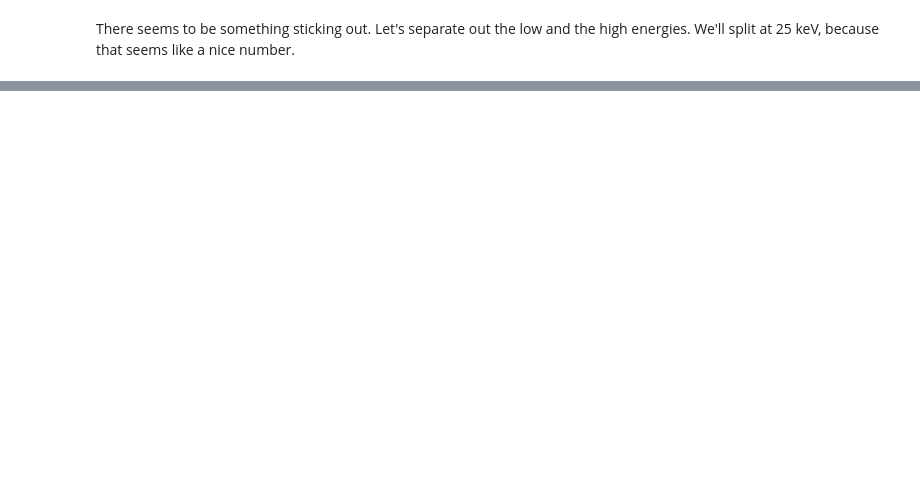
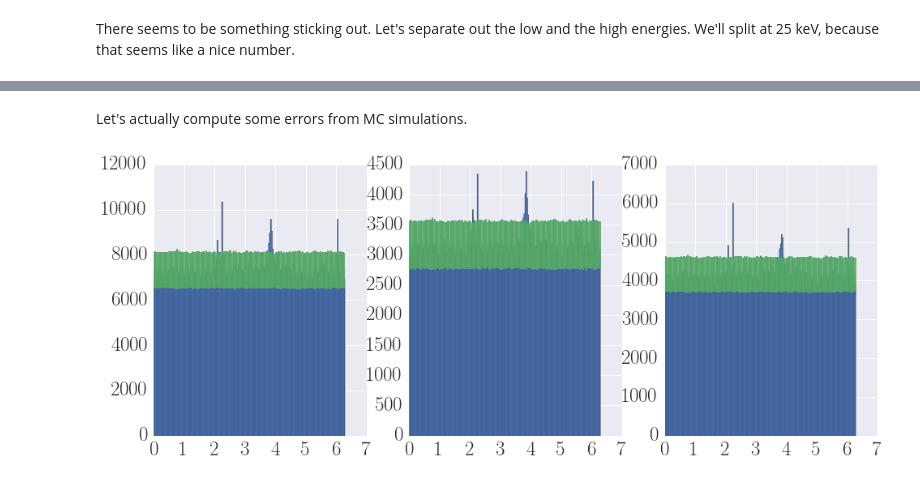
Before and after one commit to dhuppenkothen/photonphase, a Jupyter notebook: PhotonPhase.ipynb, the cells around one changed output, grey strips where cells are left out. Drawn from its saved outputs; the diff is of its cells as text; code cells hidden in the pictures; blank space fills up the shorter version.

Commit message:
Added error calculation to notebook

```diff
--- a/PhotonPhase.ipynb
+++ b/PhotonPhase.ipynb
@@ -85,0 +106,20 @@ plt.hist(phase_low, bins=100, histtype="stepfilled")
+# %%
+met_all = np.array(met_all)
+min_met = np.min(met_all)
+max_met = np.max(met_all)
+met_random = np.random.random(size=len(met_all))*(max_met-min_met) + min_met
+# %%
+met_random = np.random.random(size=len(met_all))*(max_met-min_met) + min_met
+data_all_shuffled = []
+for d, m in zip(data_all, met_random):
+    d[:,0] += m
+    data_all_shuffled.append(d)
+# %%
+data_new_shuffled = np.vstack(data_all_shuffled)
+esplit = 25.0
+data_low_shuffled = data_new_shuffled[data_new_shuffled[:,1] < esplit]
+data_high_shuffled = data_new_shuffled[data_new_shuffled[:,1] > esplit]
+
+phase_shuffled = compute_period(data_new_shuffled, tstart, period)
+phase_low_shuffled = compute_period(data_low_shuffled, tstart, period)
+phase_high_shuffled = compute_period(data_high_shuffled, tstart, period)
@@ -85,0 +143,2 @@ plt.hist(phase_low, bins=100, histtype="stepfilled")
+# %% [markdown]
+Let's actually compute some errors from MC simulations.
@@ -85,0 +171,27 @@ plt.hist(phase_low, bins=100, histtype="stepfilled")
+# %%
+phase_sims = np.array(phase_sims)
+phase_low_sims = np.array(phase_low_sims)
+phase_high_sims = np.array(phase_high_sims)
+mean_phase_sims = np.mean(phase_sims, axis=0)
+mean_phase_low_sims = np.mean(phase_low_sims, axis=0)
+mean_phase_high_sims = np.mean(phase_high_sims, axis=0)
+
+std_phase_sims = np.std(phase_sims, axis=0)
+std_phase_low_sims = np.std(phase_low_sims, axis=0)
+std_phase_high_sims = np.std(phase_high_sims, axis=0)
+# %%
+width = 2.*np.pi/200.0
+fig = plt.figure(figsize=(16,6))
+ax = fig.add_subplot(131)
+ax.hist(phase, bins=200, histtype="stepfilled", label="data")
+rects = ax.bar(np.arange(200)*width, mean_phase_sims, width, yerr=3.*std_phase_sims, alpha=0.2)
+
+ax2 = fig.add_subplot(132)
+ax2.hist(phase_low, bins=200, histtype="stepfilled", label="data")
+rects = ax2.bar(np.arange(200)*width, mean_phase_low_sims, width, yerr=3.*std_phase_low_sims, alpha=0.2)
+
+ax3 = fig.add_subplot(133)
+ax3.hist(phase_high, bins=200, histtype="stepfilled", label="data")
+rects = ax3.bar(np.arange(200)*width, mean_phase_high_sims, width, yerr=3.*std_phase_high_sims, alpha=0.2)
+# %% [output]
+[figure, added]
```
Also changed, not shown: parts of 6 cells of this notebook.
